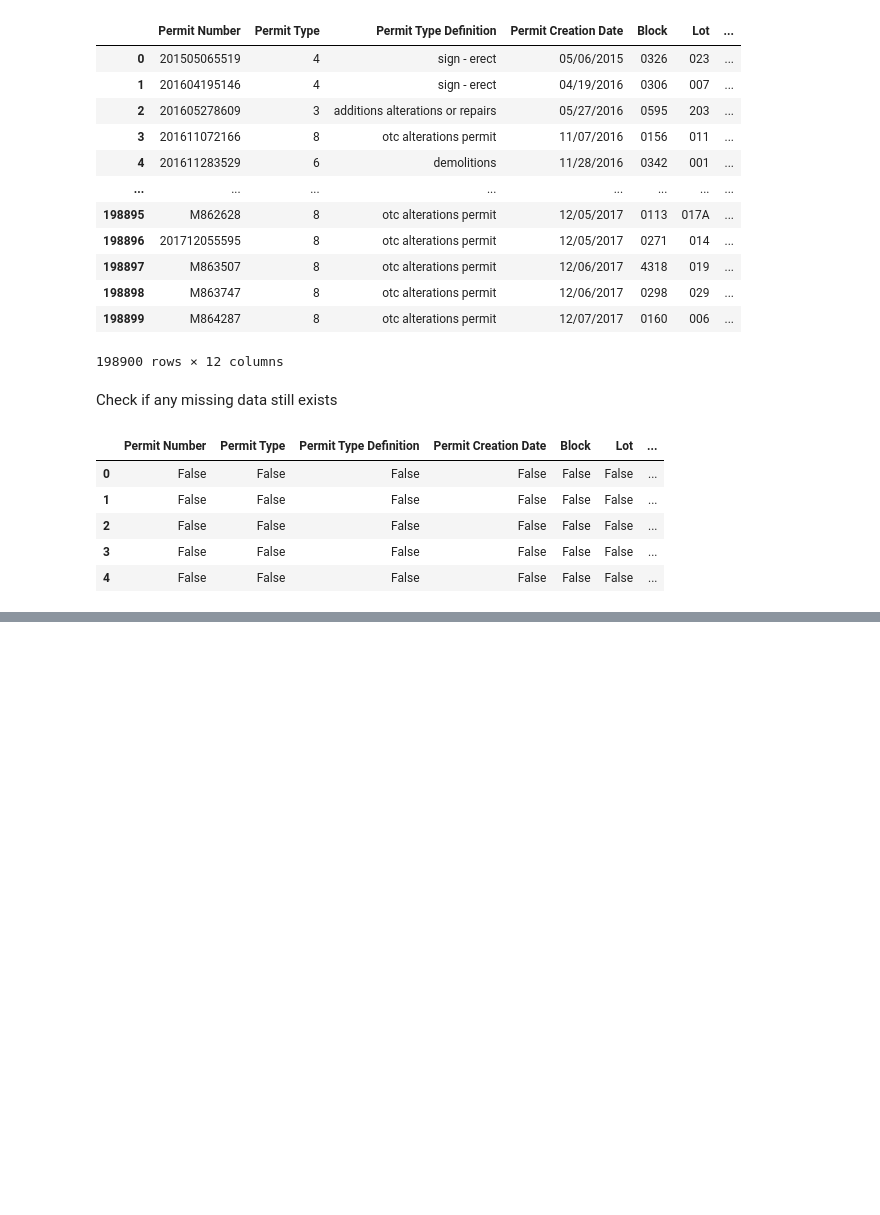
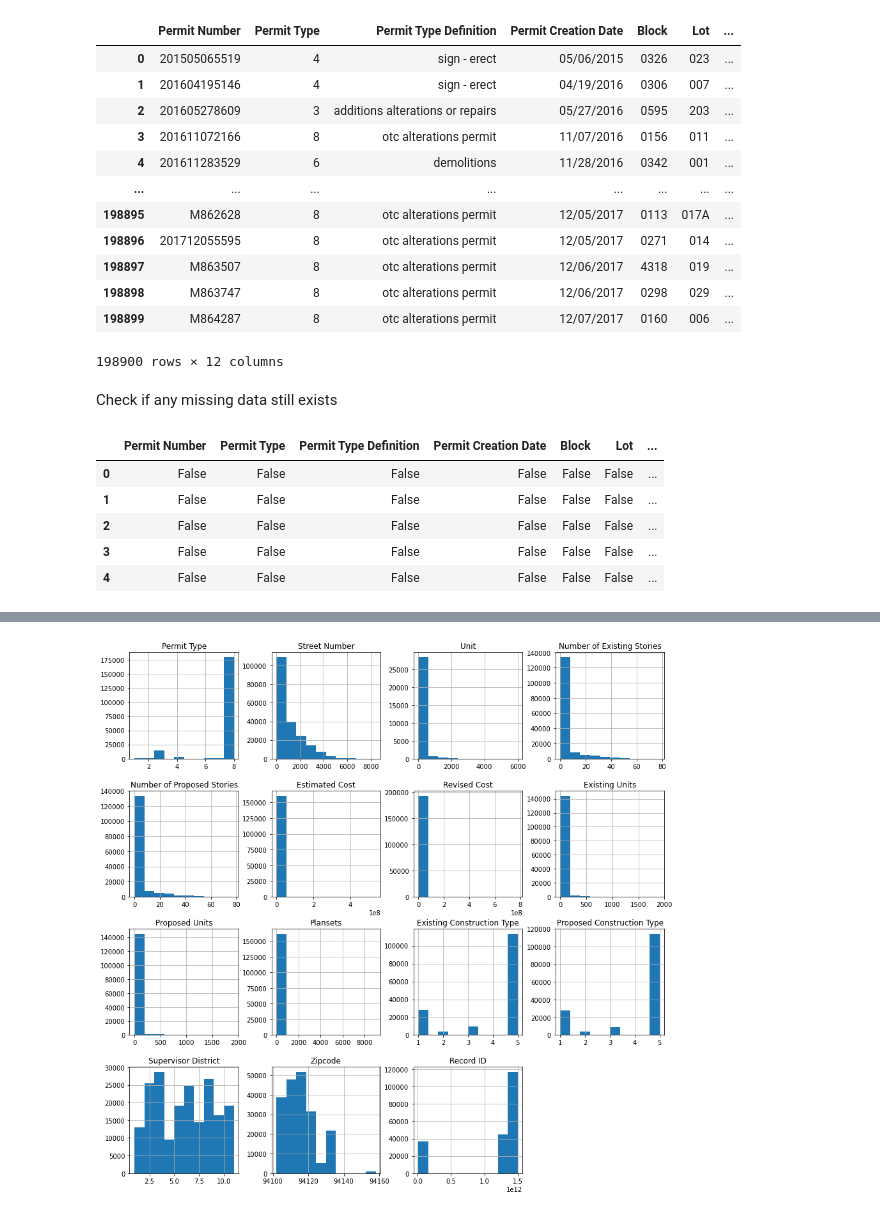
Before and after one commit to ryandhjeon/CS6010-basic-data-cleaning, a Jupyter notebook: notebooks/building_permits.ipynb, the cells around one changed output, grey strips where cells are left out. Drawn from its saved outputs; the diff is of its cells as text; code cells hidden in the pictures; blank space fills up the shorter version.

```diff
--- a/notebooks/building_permits.ipynb
+++ b/notebooks/building_permits.ipynb
@@ -331,3 +326,2 @@ __4) Simple imputer__
 # %%
-permit = permit.infer_objects()
-permit.dtypes
+permit_objects = permit.loc[:, permit.dtypes == np.object]
@@ -354,0 +363,5 @@ simple_imputer = SimpleImputer()
+# %%
+permit.hist(figsize=(15,15))
+plt.show()
+# %% [output]
+[figure, added]
```
Also changed, not shown: parts of 33 cells of this notebook, 5 other files.
